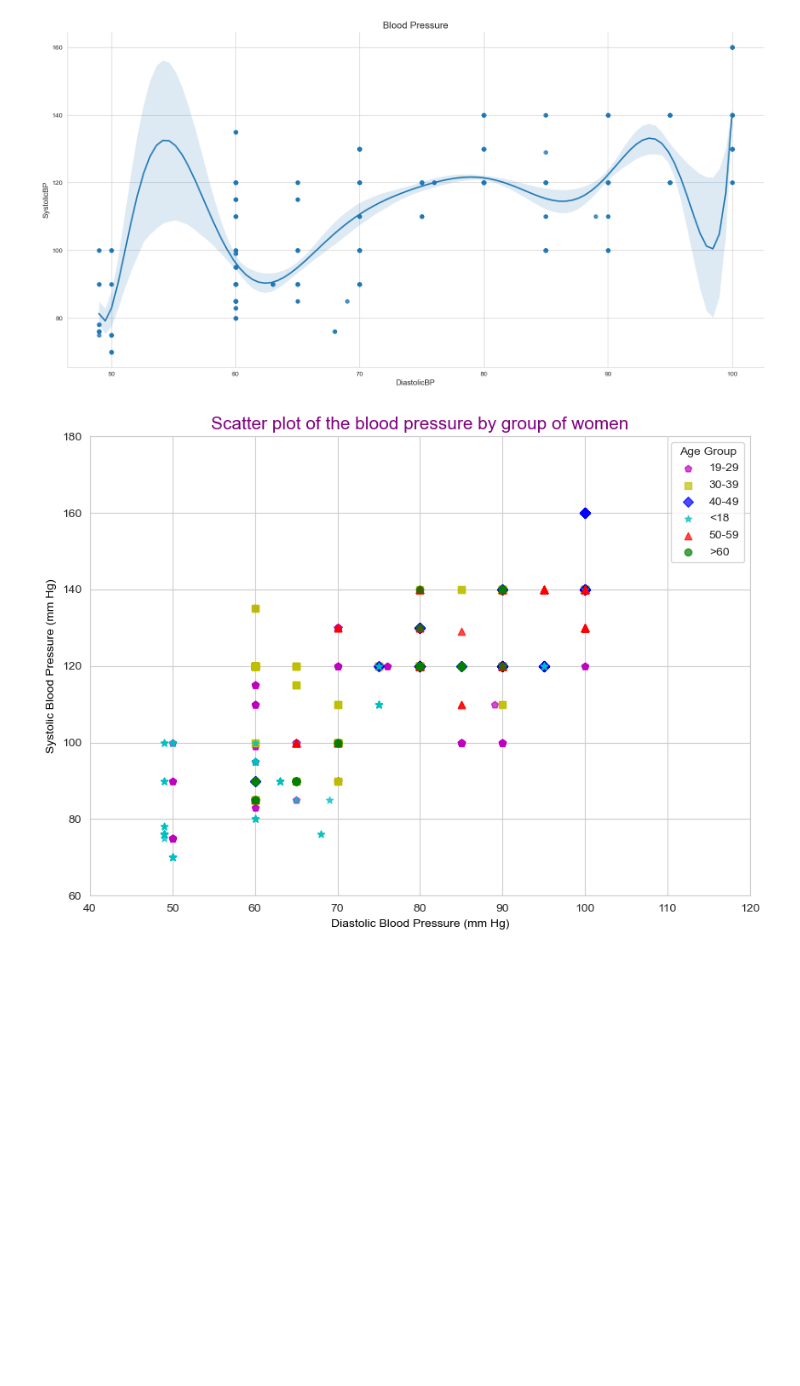
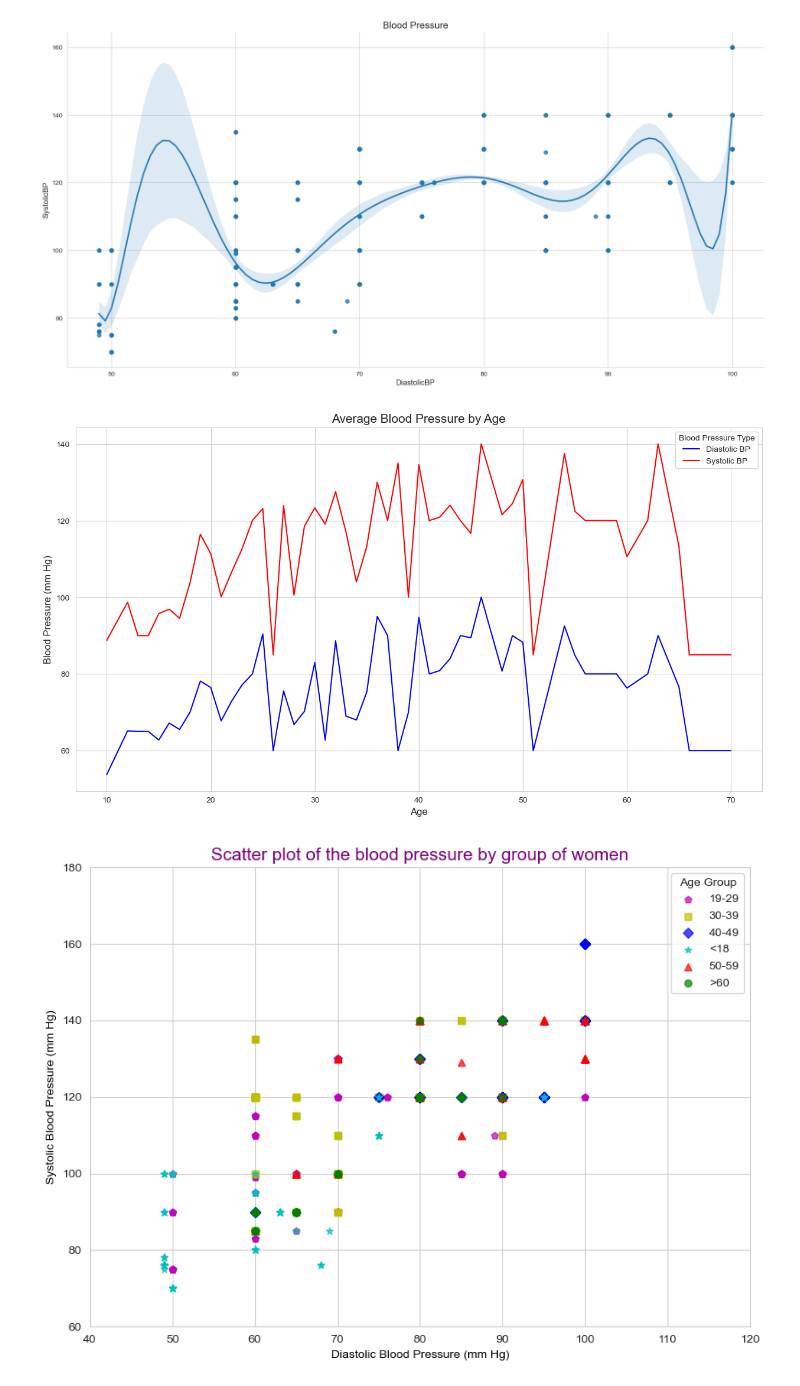
Before and after one commit to Jennyicano/PFDA, a Jupyter notebook: pfda_project/big_project.ipynb, the cells around one changed output. Drawn from its saved outputs; the diff is of its cells as text; code cells hidden in the pictures; blank space fills up the shorter version.

```diff
--- a/pfda_project/big_project.ipynb
+++ b/pfda_project/big_project.ipynb
@@ -293,6 +293,33 @@ plt.savefig('img/blood_pressure.png')
 plt.show()
 # %% [output]
 [figure]
+# %%
+# Looking at the blood pressure by age, in a lineplot
+
+diastolic_bp = df.groupby('Age')['DiastolicBP'].mean()
+systolic_bp = df.groupby('Age')['SystolicBP'].mean()
+
+# to do a comparison between the two blood pressures, I'll combine them
+# in the same plot.
+
+plt.figure(figsize=(15, 8))
+
+# Adding Diastolic Blood Pressure line
+sns.lineplot(x=diastolic_bp.index, y=diastolic_bp, color='blue', label='Diastolic BP')
+
+# Add Systolic Blood Pressure line
+sns.lineplot(x=systolic_bp.index, y=systolic_bp, color='red', label='Systolic BP')
+
+# Customize the plot
+plt.title('Average Blood Pressure by Age', fontsize=15)
+plt.xlabel('Age', fontsize=12)
+plt.ylabel('Blood Pressure (mm Hg)', fontsize=12)
+plt.legend(title='Blood Pressure Type')
+plt.grid(True)
+plt.savefig('img/blood_pressure_by_age.png')
+plt.show()
+# %% [output]
+[figure, added]
 # %%
 # To start I'll get the data of the variables
 age_groups = df['Age_Group'].unique()
```
Also changed, not shown: parts of 6 cells of this notebook, 6 other files.
